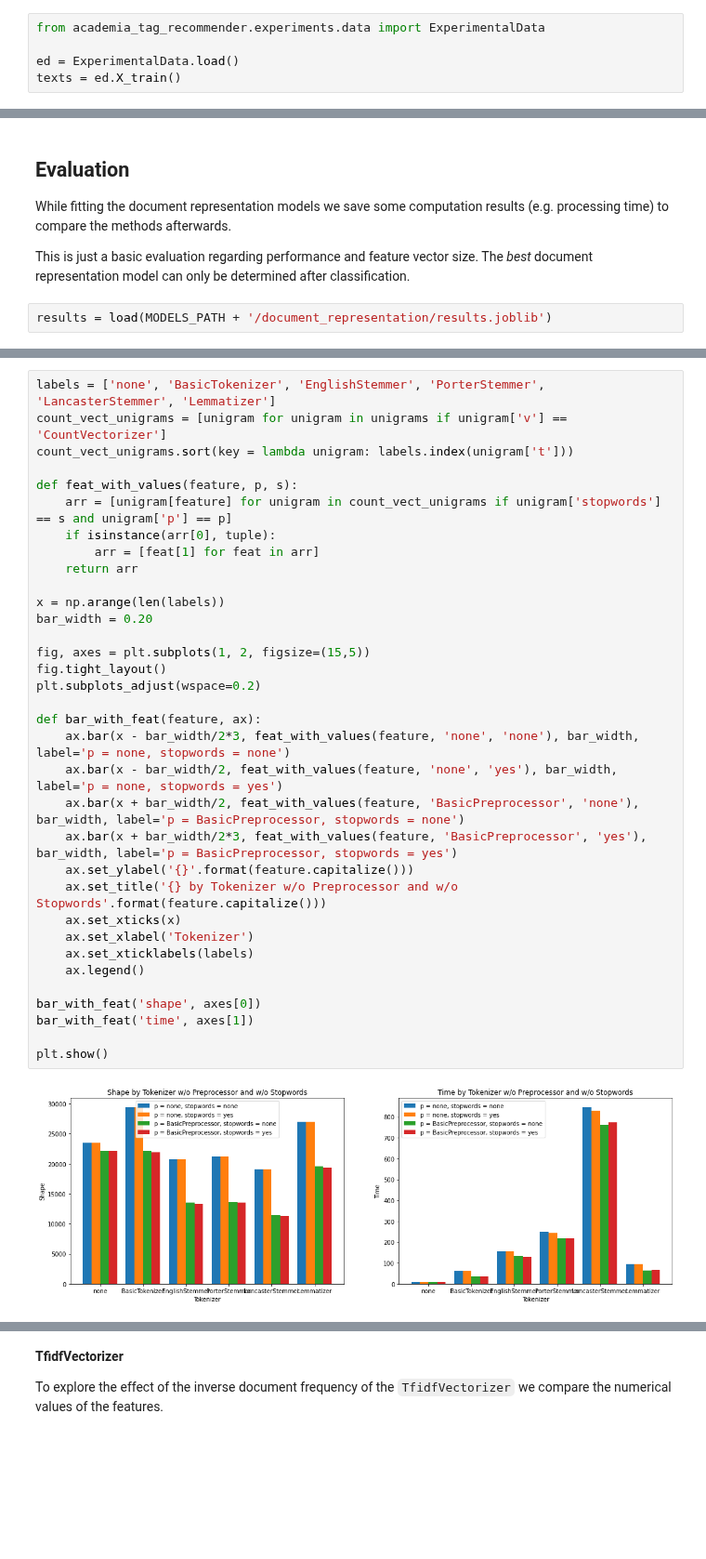
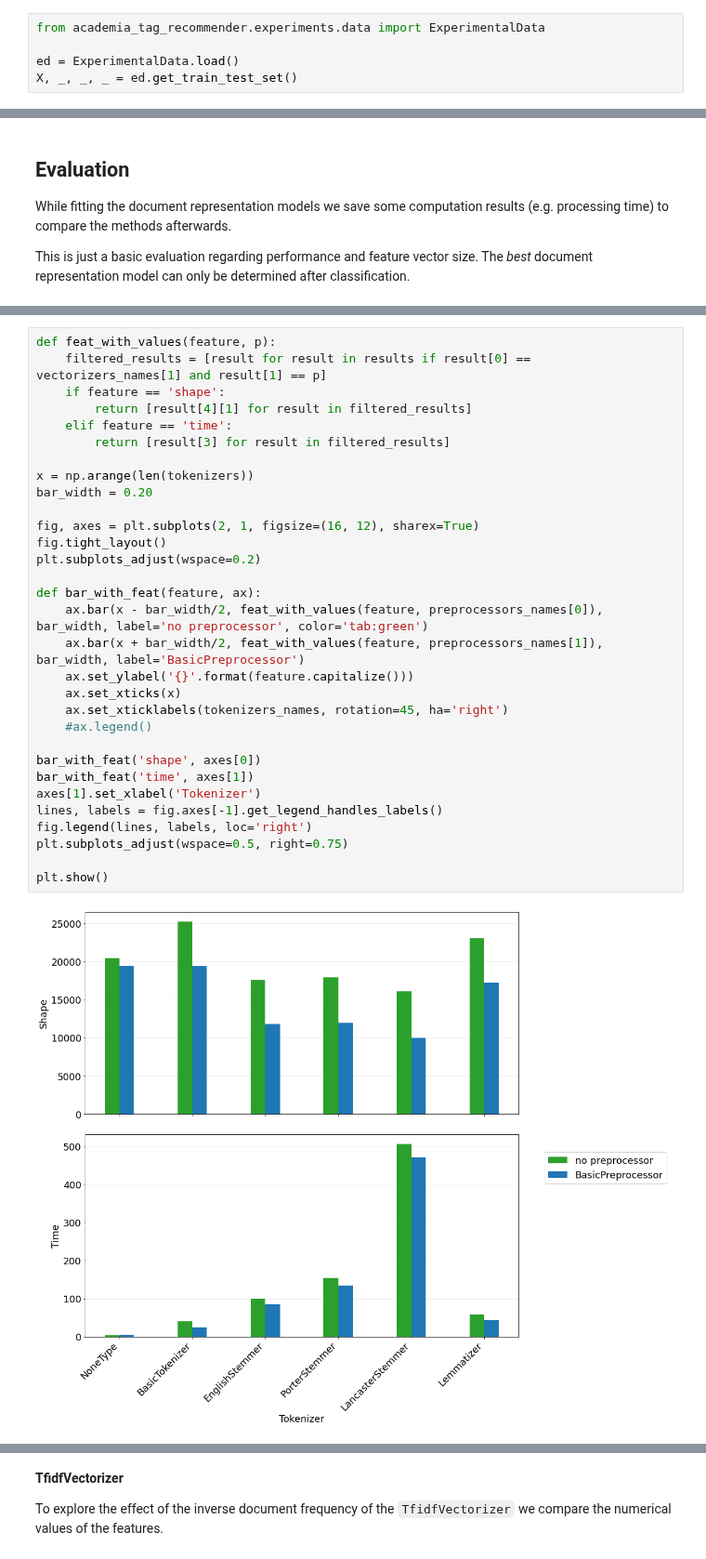
Before and after one commit to gefei-htw/academia_tag_recommender, a Jupyter notebook: notebooks/2.1-me-bag-of-words.ipynb, the cells around one changed output, grey strips where cells are left out. Shown at 93% size. Cells and saved outputs as stored; diff of their text form; blank space fills up the shorter version.

```diff
--- a/notebooks/2.1-me-bag-of-words.ipynb
+++ b/notebooks/2.1-me-bag-of-words.ipynb
@@ -25,7 +39,7 @@ from academia_tag_recommender.definitions import MODELS_PATH
 from academia_tag_recommender.experiments.data import ExperimentalData
 
 ed = ExperimentalData.load()
-texts = ed.X_train()
+X, _, _, _ = ed.get_train_test_set()
 # %% [markdown]
 <a id='bow'/>
 # %% [markdown]
@@ -87,5 +102,3 @@ def create_models_with_paramters(vectorizers, preprocessors, tokenizers, stop_wo
 While fitting the document representation models we save some computation results (e.g. processing time) to compare the methods afterwards.
 
 This is just a basic evaluation regarding performance and feature vector size. The *best* document representation model can only be determined after classification.
-# %%
-results = load(MODELS_PATH + '/document_representation/results.joblib')
@@ -102,37 +109,34 @@ We examine the shape and processing time of the feature vectors depending on the
 # %%
-labels = ['none', 'BasicTokenizer', 'EnglishStemmer', 'PorterStemmer', 'LancasterStemmer', 'Lemmatizer']
-count_vect_unigrams = [unigram for unigram in unigrams if unigram['v'] == 'CountVectorizer']
-count_vect_unigrams.sort(key = lambda unigram: labels.index(unigram['t']))
+def feat_with_values(feature, p):
+    filtered_results = [result for result in results if result[0] == vectorizers_names[1] and result[1] == p]
+    if feature == 'shape':
+        return [result[4][1] for result in filtered_results]
+    elif feature == 'time':
+        return [result[3] for result in filtered_results]
 
-def feat_with_values(feature, p, s):
-    arr = [unigram[feature] for unigram in count_vect_unigrams if unigram['stopwords'] == s and unigram['p'] == p]
-    if isinstance(arr[0], tuple):
-        arr = [feat[1] for feat in arr]
-    return arr
-
-x = np.arange(len(labels))
+x = np.arange(len(tokenizers))
 bar_width = 0.20
 
-fig, axes = plt.subplots(1, 2, figsize=(15,5))
+fig, axes = plt.subplots(2, 1, figsize=(16, 12), sharex=True)
 fig.tight_layout()
 plt.subplots_adjust(wspace=0.2)
 
 def bar_with_feat(feature, ax):
-    ax.bar(x - bar_width/2*3, feat_with_values(feature, 'none', 'none'), bar_width, label='p = none, stopwords = none')
-    ax.bar(x - bar_width/2, feat_with_values(feature, 'none', 'yes'), bar_width, label='p = none, stopwords = yes')
-    ax.bar(x + bar_width/2, feat_with_values(feature, 'BasicPreprocessor', 'none'), bar_width, label='p = BasicPreprocessor, stopwords = none')
-    ax.bar(x + bar_width/2*3, feat_with_values(feature, 'BasicPreprocessor', 'yes'), bar_width, label='p = BasicPreprocessor, stopwords = yes')
+    ax.bar(x - bar_width/2, feat_with_values(feature, preprocessors_names[0]), bar_width, label='no preprocessor', color='tab:green')
+    ax.bar(x + bar_width/2, feat_with_values(feature, preprocessors_names[1]), bar_width, label='BasicPreprocessor')
     ax.set_ylabel('{}'.format(feature.capitalize()))
-    ax.set_title('{} by Tokenizer w/o Preprocessor and w/o Stopwords'.format(feature.capitalize()))
     ax.set_xticks(x)
-    ax.set_xlabel('Tokenizer')
-    ax.set_xticklabels(labels)
-    ax.legend()
+    ax.set_xticklabels(tokenizers_names, rotation=45, ha='right')
+    #ax.legend()
 
 bar_with_feat('shape', axes[0])
 bar_with_feat('time', axes[1])
+axes[1].set_xlabel('Tokenizer')
+lines, labels = fig.axes[-1].get_legend_handles_labels()
+fig.legend(lines, labels, loc='right')
+plt.subplots_adjust(wspace=0.5, right=0.75)
 
 plt.show()
 # %% [output]
-[figure, old version]
+[figure, new version]
 # %% [markdown]
```
Also changed, not shown: parts of 17 cells of this notebook, 2 other files.
